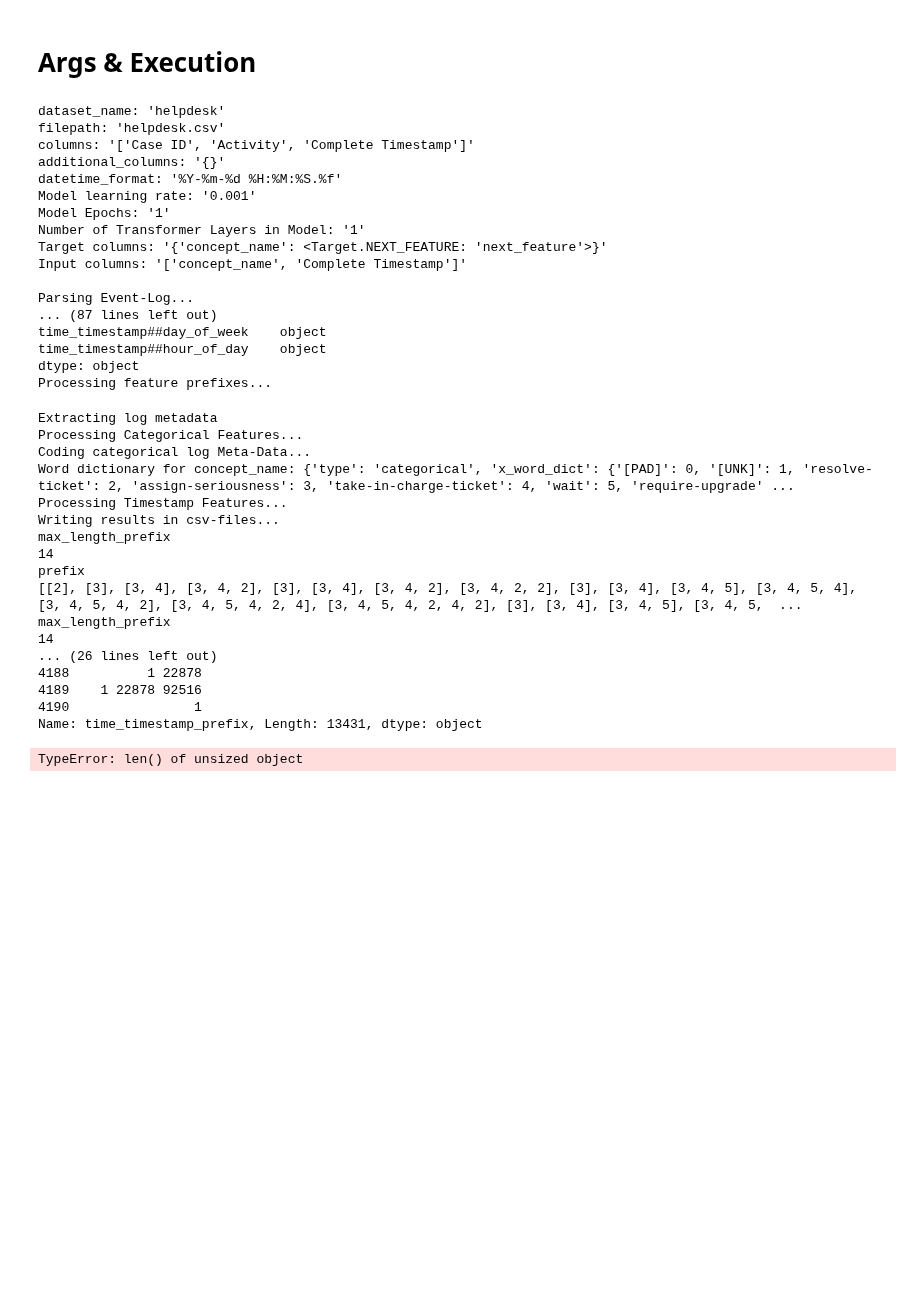
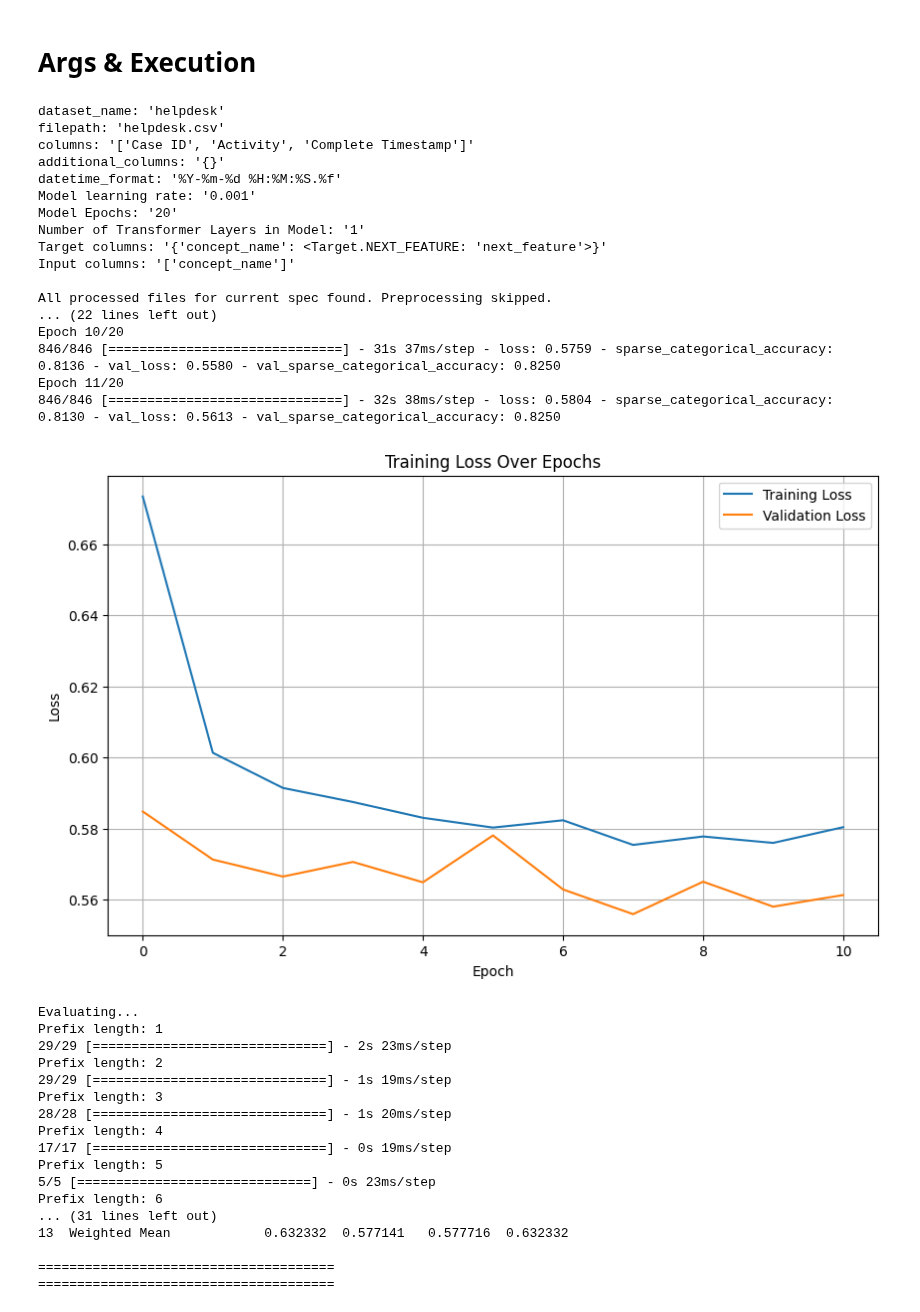
Before and after one commit to venividivincii/MasterThesis, a Jupyter notebook: MultiTaskTransformer/main.ipynb, the cells around one changed output. Cells and saved outputs as stored; diff of their text form; code cells hidden in the pictures; blank space fills up the shorter version.

```diff
--- a/MultiTaskTransformer/main.ipynb
+++ b/MultiTaskTransformer/main.ipynb
@@ -474,6 +474,20 @@ args_helpdesk = {
         "temporal_features": {Temporal_Feature.DAY_OF_WEEK: True, Temporal_Feature.HOUR_OF_DAY: True}
         }
 
+# args_helpdesk = {
+#         "dataset_name": "helpdesk",
+#         "filepath": "helpdesk.csv",
+#         "columns": ["Case ID", "Activity", "Complete Timestamp"],
+#         "additional_columns": {},
+#         "datetime_format": "%Y-%m-%d %H:%M:%S.%f",
+#         "model_learning_rate": 0.001,
+#         "model_epochs": 20,
+#         "model_num_layers": 1,
+#         "target_columns": {"Activity": Target.NEXT_FEATURE},
+#         "input_columns": ["Activity"],
+#         "temporal_features": {Temporal_Feature.DAY_OF_WEEK: False, Temporal_Feature.HOUR_OF_DAY: False}
+#         }
+
 args_sepsis = {
         "dataset_name": "sepsis",
         "filepath": "sepsis.xes",
@@ -484,7 +498,8 @@ args_sepsis = {
         "model_epochs": 1,
         "model_num_layers": 1,
         "target_columns": {"concept:name": Target.NEXT_FEATURE},
-        "input_columns": ["concept:name", "org:group"]
+        "input_columns": ["concept:name", "org:group"],
+        "temporal_features": {Temporal_Feature.DAY_OF_WEEK: False, Temporal_Feature.HOUR_OF_DAY: False}
         }
 
 args_bpi_2012 = {
@@ -510,60 +525,60 @@ args_bpi_2013 = {
         "model_epochs": 2,
         "model_num_layers": 1,
         "target_columns": {"concept:name": Target.NEXT_FEATURE},
         "input_columns": ["concept:name", "org:resource"]
         }
 
 args_bpi_2015_1 = {
         "dataset_name": "bpi_2015_1",
         "filepath": "BPIC15_1.xes",
         "columns": ["case:concept:name", "concept:name", "time:timestamp"],
         "additional_columns": {Feature_Type.CATEGORICAL: ["org:resource"]},
         "datetime_format": "%Y-%m-%d %H:%M:%S%z",
         "model_learning_rate": 0.001,
         "model_epochs": 2,
         "model_num_layers": 1,
         "target_columns": {"concept_name": Target.NEXT_FEATURE},
         "input_columns": ["concept_name", "org_resource"]
         }
 
 
-test(args_helpdesk)
+run(args_helpdesk)
 # %% [output]
 dataset_name: 'helpdesk'
 filepath: 'helpdesk.csv'
 columns: '['Case ID', 'Activity', 'Complete Timestamp']'
 additional_columns: '{}'
 datetime_format: '%Y-%m-%d %H:%M:%S.%f'
 Model learning rate: '0.001'
-Model Epochs: '1'
+Model Epochs: '20'
 Number of Transformer Layers in Model: '1'
 Target columns: '{'concept_name': <Target.NEXT_FEATURE: 'next_feature'>}'
-Input columns: '['concept_name', 'Complete Timestamp']'
+Input columns: '['concept_name']'
 
-Parsing Event-Log...
-... (87 lines left out)
-time_timestamp##day_of_week    object
-time_timestamp##hour_of_day    object
-dtype: object
-Processing feature prefixes...
+All processed files for current spec found. Preprocessing skipped.
+... (22 lines left out)
+Epoch 10/20
+846/846 [==============================] - 31s 37ms/step - loss: 0.5759 - sparse_categorical_accuracy: 0.8136 - val_loss: 0.5580 - val_sparse_categorical_accuracy: 0.8250
+Epoch 11/20
+846/846 [==============================] - 32s 38ms/step - loss: 0.5804 - sparse_categorical_accuracy: 0.8130 - val_loss: 0.5613 - val_sparse_categorical_accuracy: 0.8250
+[figure, added]
-Extracting log metadata
-Processing Categorical Features...
-Coding categorical log Meta-Data...
-Word dictionary for concept_name: {'type': 'categorical', 'x_word_dict': {'[PAD]': 0, '[UNK]': 1, 'resolve-ticket': 2, 'assign-seriousness': 3, 'take-in-charge-ticket': 4, 'wait': 5, 'require-upgrade' ...
-Processing Timestamp Features...
-Writing results in csv-files...
-max_length_prefix
-14
-prefix
-[[2], [3], [3, 4], [3, 4, 2], [3], [3, 4], [3, 4, 2], [3, 4, 2, 2], [3], [3, 4], [3, 4, 5], [3, 4, 5, 4], [3, 4, 5, 4, 2], [3, 4, 5, 4, 2, 4], [3, 4, 5, 4, 2, 4, 2], [3], [3, 4], [3, 4, 5], [3, 4, 5,  ...
-max_length_prefix
-14
-... (26 lines left out)
-4188          1 22878
-4189    1 22878 92516
-4190                1
-Name: time_timestamp_prefix, Length: 13431, dtype: object
+Evaluating...
+Prefix length: 1
+29/29 [==============================] - 2s 23ms/step
+Prefix length: 2
+29/29 [==============================] - 1s 19ms/step
+Prefix length: 3
+28/28 [==============================] - 1s 20ms/step
+Prefix length: 4
+17/17 [==============================] - 0s 19ms/step
+Prefix length: 5
+5/5 [==============================] - 0s 23ms/step
+Prefix length: 6
+... (31 lines left out)
+13  Weighted Mean            0.632332  0.577141   0.577716  0.632332
+
+======================================
+======================================
-TypeError: len() of unsized object
 # %%
 # # change settings and run again
 
```
Also changed, not shown: 13 other files.
